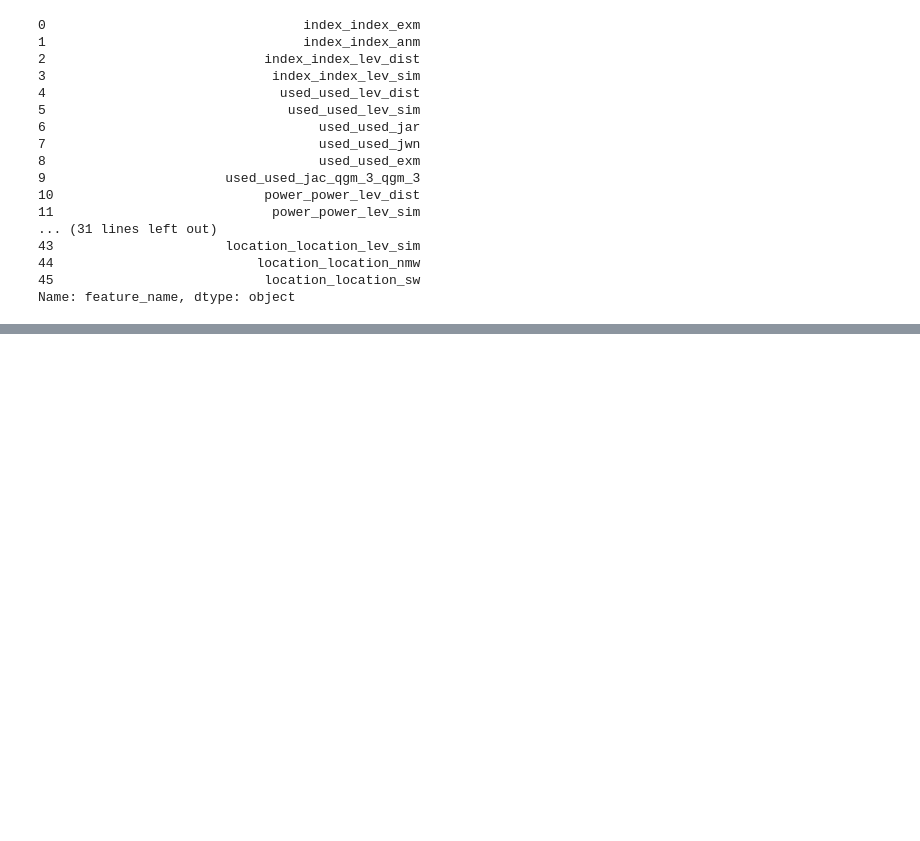
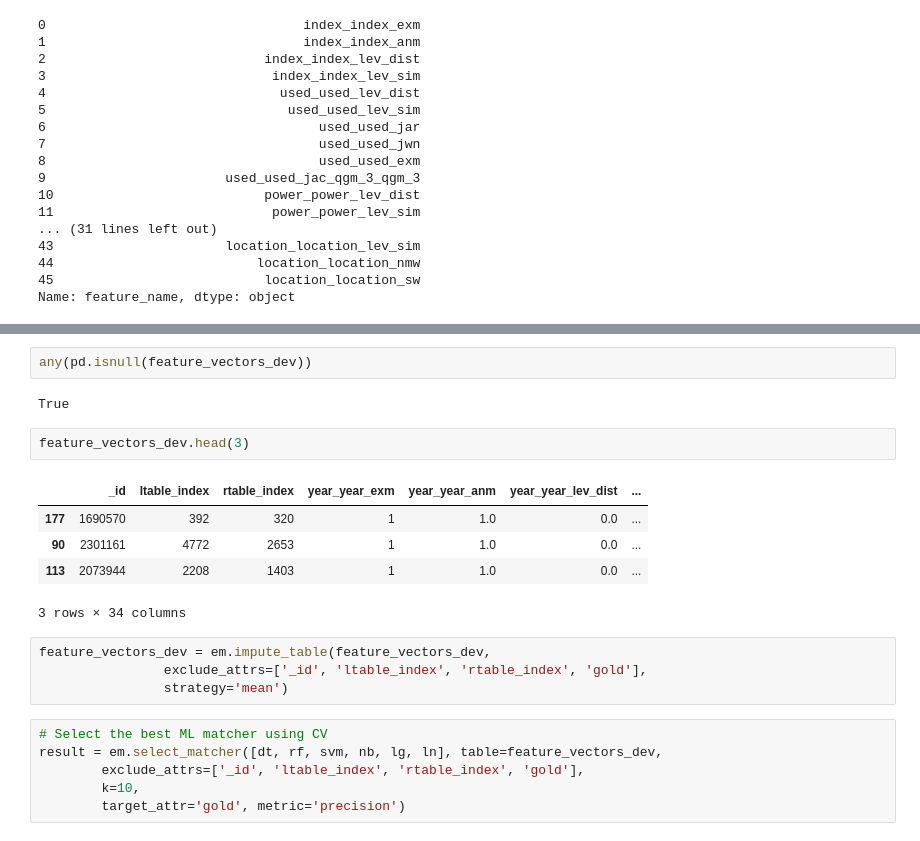
Before and after one commit to Secrets-Seep-Pie/bigDataPirates, a Jupyter notebook: blockered.ipynb, the cells around one changed output, grey strips where cells are left out. Cells and saved outputs as stored; diff of their text form; blank space fills up the shorter version.

```diff
--- a/blockered.ipynb
+++ b/blockered.ipynb
@@ -307,0 +342,22 @@ Name: feature_name, dtype: object
+# %%
+any(pd.isnull(feature_vectors_dev))
+# %% [output]
+True
+# %%
+feature_vectors_dev.head(3)
+# %% [output]
+|  | _id | ltable_index | rtable_index | year_year_exm | year_year_anm | year_year_lev_dist | ... |
+| 177 | 1690570 | 392 | 320 | 1 | 1.0 | 0.0 | ... |
+| 90 | 2301161 | 4772 | 2653 | 1 | 1.0 | 0.0 | ... |
+| 113 | 2073944 | 2208 | 1403 | 1 | 1.0 | 0.0 | ... |
+3 rows × 34 columns
+# %%
+feature_vectors_dev = em.impute_table(feature_vectors_dev,
+                exclude_attrs=['_id', 'ltable_index', 'rtable_index', 'gold'],
+                strategy='mean')
+# %%
+# Select the best ML matcher using CV
+result = em.select_matcher([dt, rf, svm, nb, lg, ln], table=feature_vectors_dev,
+        exclude_attrs=['_id', 'ltable_index', 'rtable_index', 'gold'],
+        k=10,
+        target_attr='gold', metric='precision')
```
Also changed, not shown: parts of 5 cells of this notebook.
